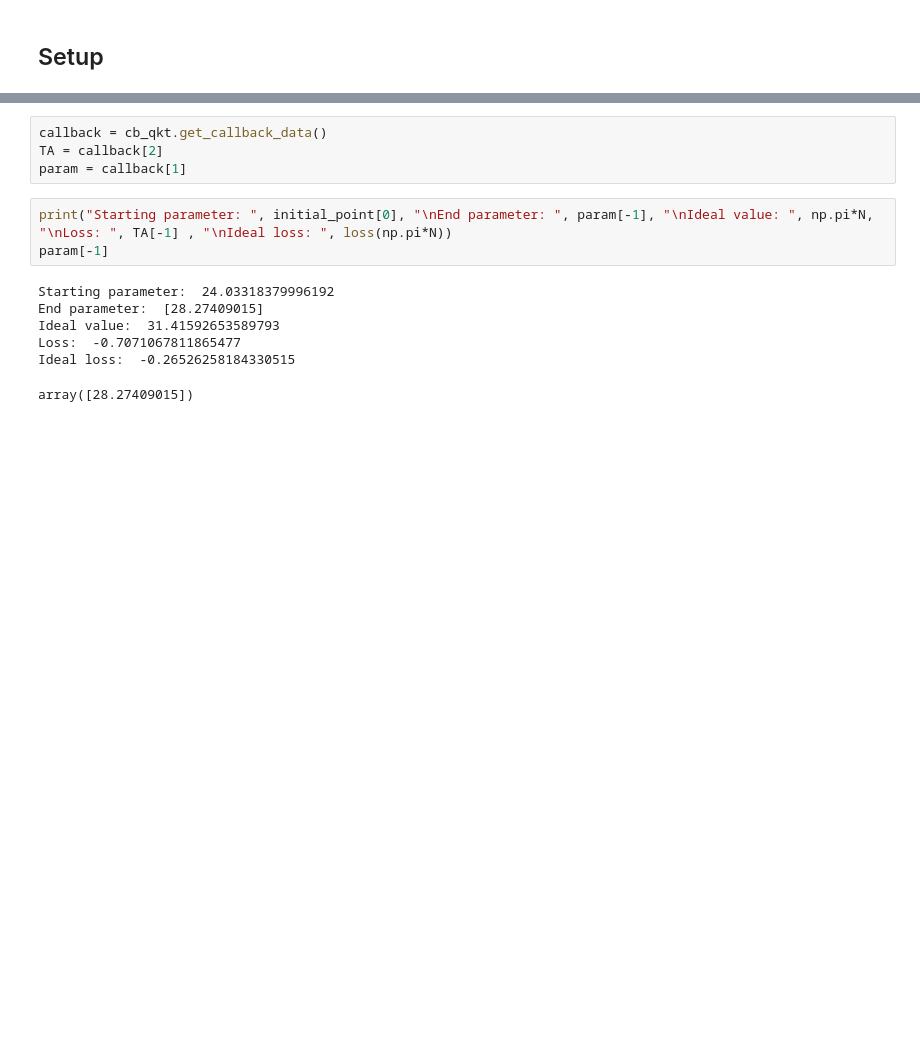
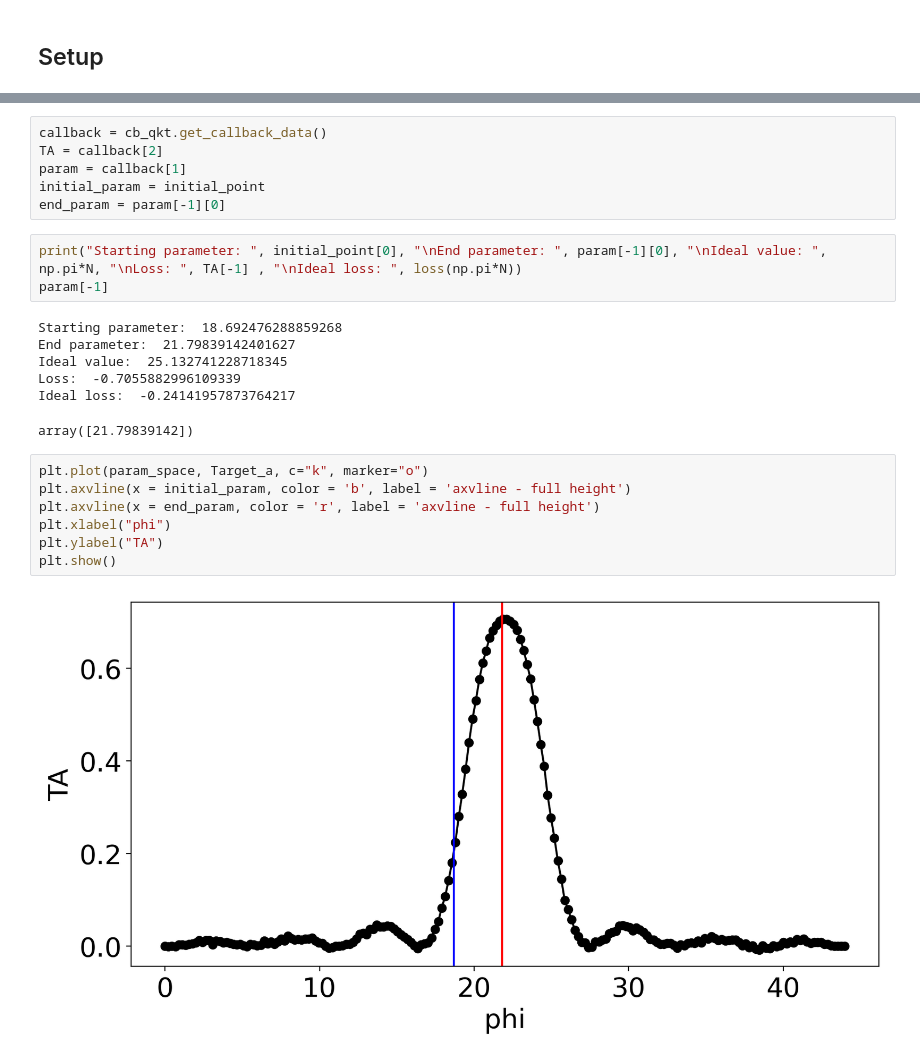
Before and after one commit to Quantum-Cosmos-Lab/quantum_maps_for_beads, a Jupyter notebook: toy_model_optimization.ipynb, the cells around one changed output, grey strips where cells are left out. Drawn from its saved outputs; the diff is of its cells as text; blank space fills up the shorter version.

```diff
--- a/toy_model_optimization.ipynb
+++ b/toy_model_optimization.ipynb
@@ -169,16 +225,27 @@ result = spsa.optimize(1, loss, initial_point=initial_point)
 callback = cb_qkt.get_callback_data()
 TA = callback[2]
 param = callback[1]
+initial_param = initial_point
+end_param = param[-1][0]
 # %%
-print("Starting parameter: ", initial_point[0], "\nEnd parameter: ", param[-1], "\nIdeal value: ", np.pi*N, "\nLoss: ", TA[-1] , "\nIdeal loss: ", loss(np.pi*N))
+print("Starting parameter: ", initial_point[0], "\nEnd parameter: ", param[-1][0], "\nIdeal value: ", np.pi*N, "\nLoss: ", TA[-1] , "\nIdeal loss: ", loss(np.pi*N))
 param[-1]
 # %% [output]
-Starting parameter:  24.03318379996192
-End parameter:  [28.27409015]
-Ideal value:  31.41592653589793
-Loss:  -0.7071067811865477
-Ideal loss:  -0.26526258184330515
+Starting parameter:  18.692476288859268
+End parameter:  21.79839142401627
+Ideal value:  25.132741228718345
+Loss:  -0.7055882996109339
+Ideal loss:  -0.24141957873764217
-array([28.27409015])
+array([21.79839142])
+# %%
+plt.plot(param_space, Target_a, c="k", marker="o")
+plt.axvline(x = initial_param, color = 'b', label = 'axvline - full height')
+plt.axvline(x = end_param, color = 'r', label = 'axvline - full height')
+plt.xlabel("phi")
+plt.ylabel("TA")
+plt.show()
+# %% [output]
+[figure, added]
 # %%
 plt.plot(callback[0], TA, c="k", marker="o")
 plt.xlabel("Iterations")
```
Also changed, not shown: parts of 19 cells of this notebook.
